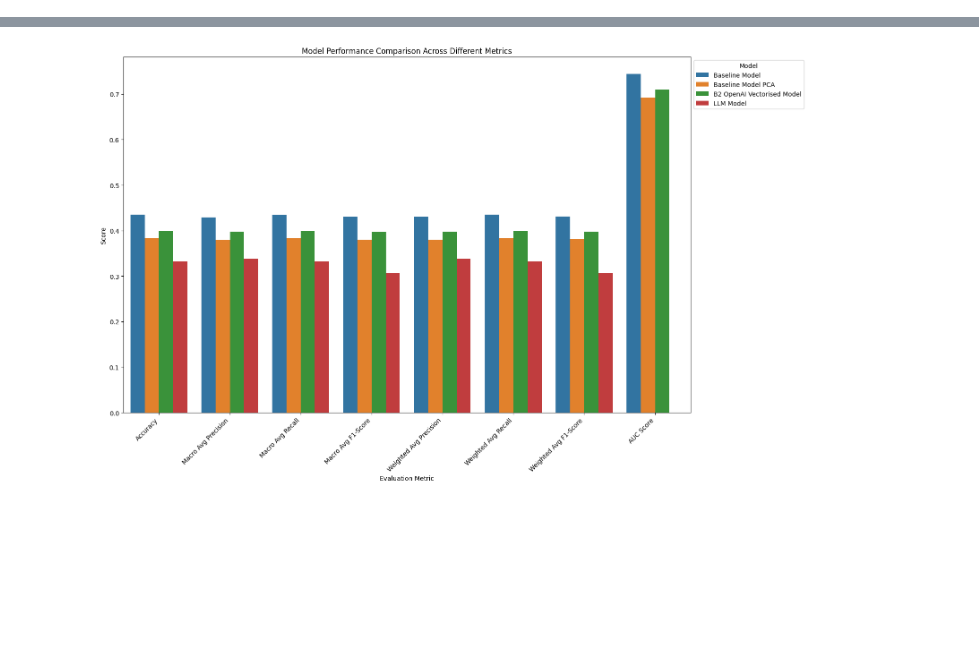
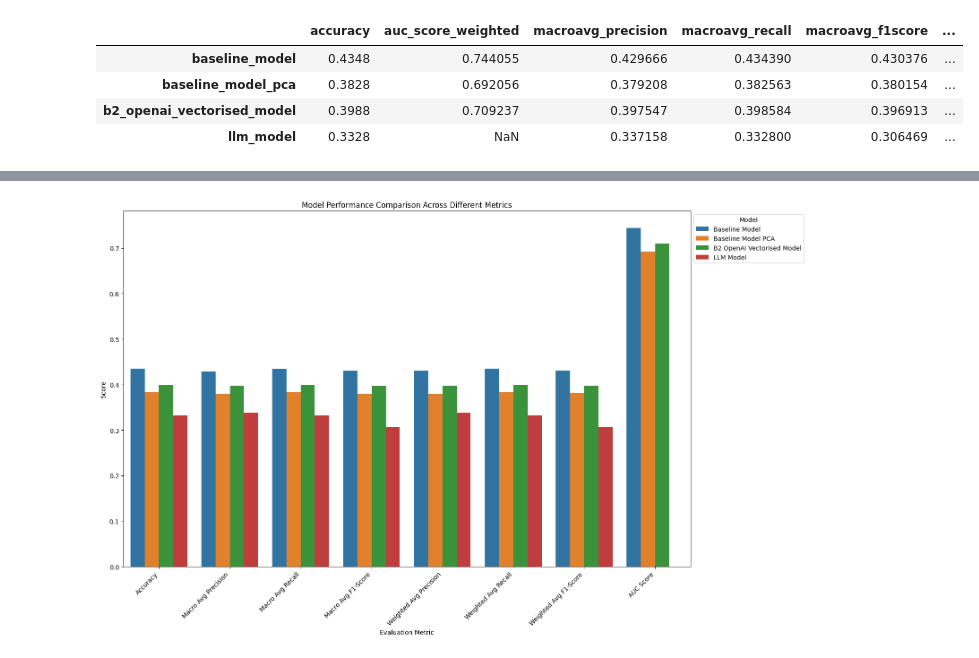
Before and after one commit to wailali17/automated_clinical_coding, a Jupyter notebook: evaluation.ipynb, the cells around one changed output, grey strips where cells are left out. Cells and saved outputs as stored; diff of their text form; code cells hidden in the pictures; blank space fills up the shorter version.

```diff
--- a/evaluation.ipynb
+++ b/evaluation.ipynb
@@ -5,5 +7,12 @@ import json
 # %%
 output_df= pd.read_pickle(f"data/altered_data/all_models_prediction_output.pkl")
 eval_df = pd.read_pickle("data/eval/evaluation_metrics.pkl")
 with open(f"data/definitions/icd_code_mapping.json", "r") as file:
     icd_code_mapping = json.load(file)
+eval_df[["accuracy", "auc_score_weighted", "macroavg_precision", "macroavg_recall",	"macroavg_f1score",	"weightedavg_precision", "weightedavg_recall",	"weightedavg_f1score"]]
+# %% [output]
+|  | accuracy | auc_score_weighted | macroavg_precision | macroavg_recall | macroavg_f1score | ... |
+| baseline_model | 0.4348 | 0.744055 | 0.429666 | 0.434390 | 0.430376 | ... |
+| baseline_model_pca | 0.3828 | 0.692056 | 0.379208 | 0.382563 | 0.380154 | ... |
+| b2_openai_vectorised_model | 0.3988 | 0.709237 | 0.397547 | 0.398584 | 0.396913 | ... |
+| llm_model | 0.3328 | NaN | 0.337158 | 0.332800 | 0.306469 | ... |
```
Also changed, not shown: parts of 7 cells of this notebook, 6 other files.
